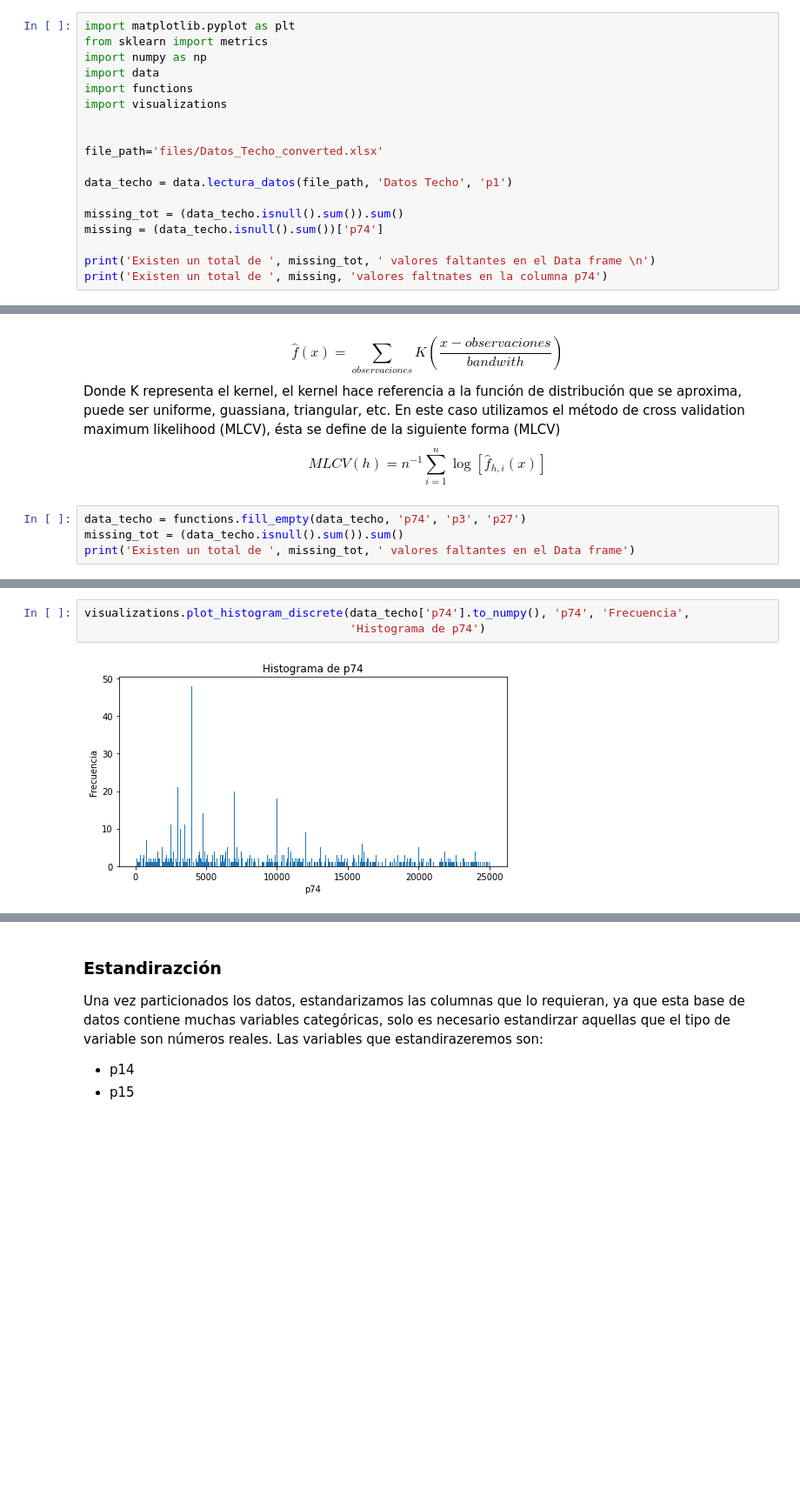
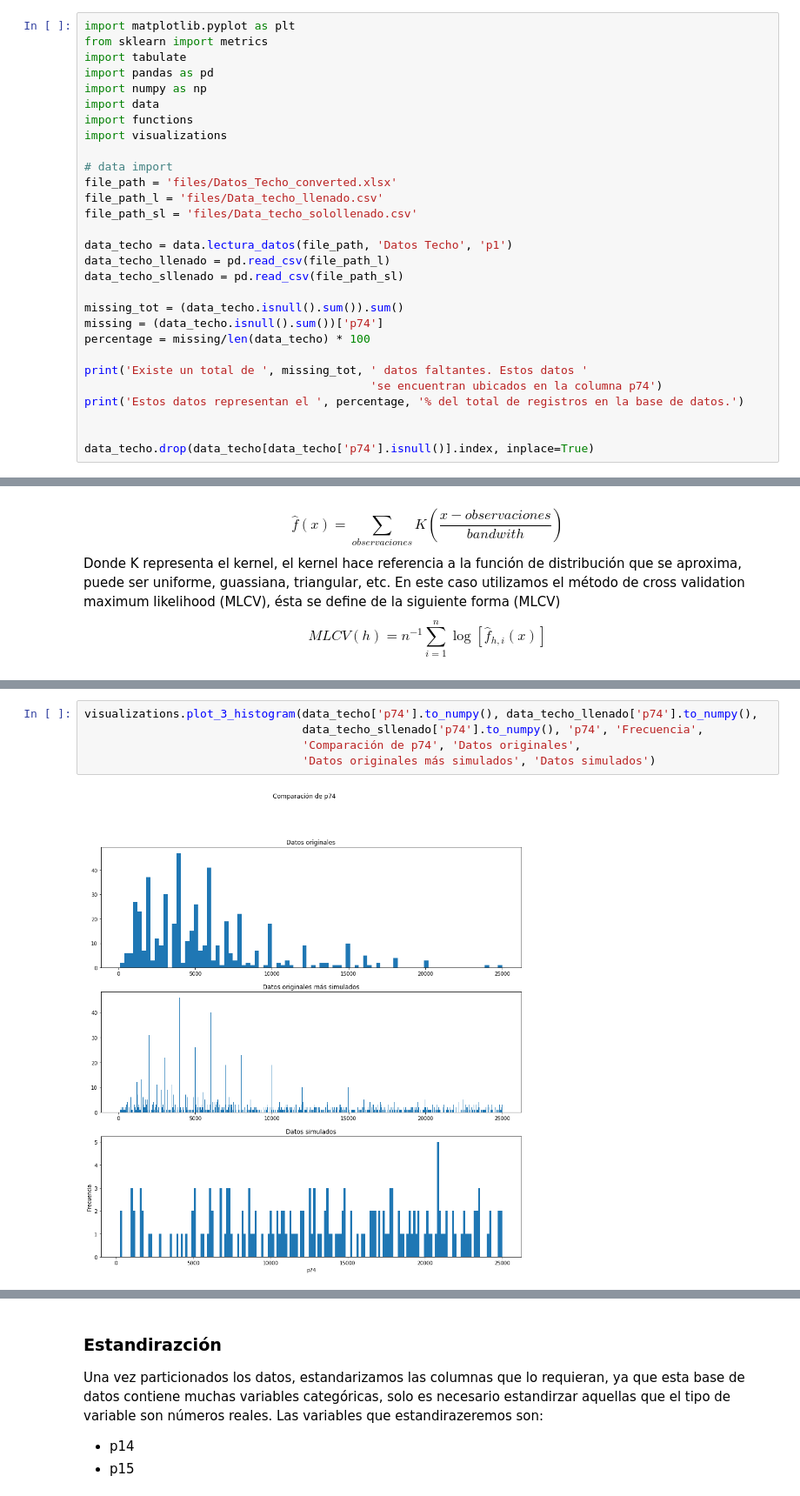
Before and after one commit to renattaGS/PAP-ML-ETICO, a Jupyter notebook: notebook.ipynb, the cells around one changed output, grey strips where cells are left out. Shown at 87% size. Drawn from its saved outputs; the diff is of its cells as text; blank space fills up the shorter version.

```diff
--- a/notebook.ipynb
+++ b/notebook.ipynb
@@ -76,19 +84,30 @@ Los datos con los que se trabajará, corresponde a las **Encuestas de Caracteriz
 # %%
 import matplotlib.pyplot as plt
 from sklearn import metrics
+import tabulate
+import pandas as pd
 import numpy as np
 import data
 import functions
 import visualizations
 
-
-file_path='files/Datos_Techo_converted.xlsx'
+# data import
+file_path = 'files/Datos_Techo_converted.xlsx'
+file_path_l = 'files/Data_techo_llenado.csv'
+file_path_sl = 'files/Data_techo_solollenado.csv'
 
 data_techo = data.lectura_datos(file_path, 'Datos Techo', 'p1')
+data_techo_llenado = pd.read_csv(file_path_l)
+data_techo_sllenado = pd.read_csv(file_path_sl)
 
 missing_tot = (data_techo.isnull().sum()).sum()
 missing = (data_techo.isnull().sum())['p74']
+percentage = missing/len(data_techo) * 100
 
-print('Existen un total de ', missing_tot, ' valores faltantes en el Data frame \n')
-print('Existen un total de ', missing, 'valores faltnates en la columna p74')
+print('Existe un total de ', missing_tot, ' datos faltantes. Estos datos '
+                                          'se encuentran ubicados en la columna p74')
+print('Estos datos representan el ', percentage, '% del total de registros en la base de datos.')
+
+
+data_techo.drop(data_techo[data_techo['p74'].isnull()].index, inplace=True)
 # %% [output]
@@ -146,7 +153,3 @@ La forma en la que se calcula ésta línea o función que genera KDE, es a trav
 $$ \hat{ f}(x)= \sum_{observaciones} K(\frac{x- observaciones}{bandwith}) $$
 Donde K representa el kernel, el kernel hace referencia a la función de distribución que se aproxima, puede ser uniforme, guassiana, triangular, etc.
 En este caso utilizamos el método de cross validation maximum likelihood (MLCV), ésta se define de la siguiente forma (MLCV) $$MLCV(h) = n^{-1} \sum_{i=1}^{n} \log\left[\hat{f}_{h,i}(x)\right]$$
-# %%
-data_techo = functions.fill_empty(data_techo, 'p74', 'p3', 'p27')
-missing_tot = (data_techo.isnull().sum()).sum()
-print('Existen un total de ', missing_tot, ' valores faltantes en el Data frame')
@@ -159,5 +156,7 @@ Una vez realizado el llenado de los datos, volvemos a graficar el histograma de
 # %%
-visualizations.plot_histogram_discrete(data_techo['p74'].to_numpy(), 'p74', 'Frecuencia',
-                                       'Histograma de p74')
+visualizations.plot_3_histogram(data_techo['p74'].to_numpy(), data_techo_llenado['p74'].to_numpy(),
+                                data_techo_sllenado['p74'].to_numpy(), 'p74', 'Frecuencia',
+                                'Comparación de p74', 'Datos originales',
+                                'Datos originales más simulados', 'Datos simulados')
 # %% [output]
-[figure, old version]
+[figure, new version]
```
Also changed, not shown: parts of 46 cells of this notebook, 11 other files.
